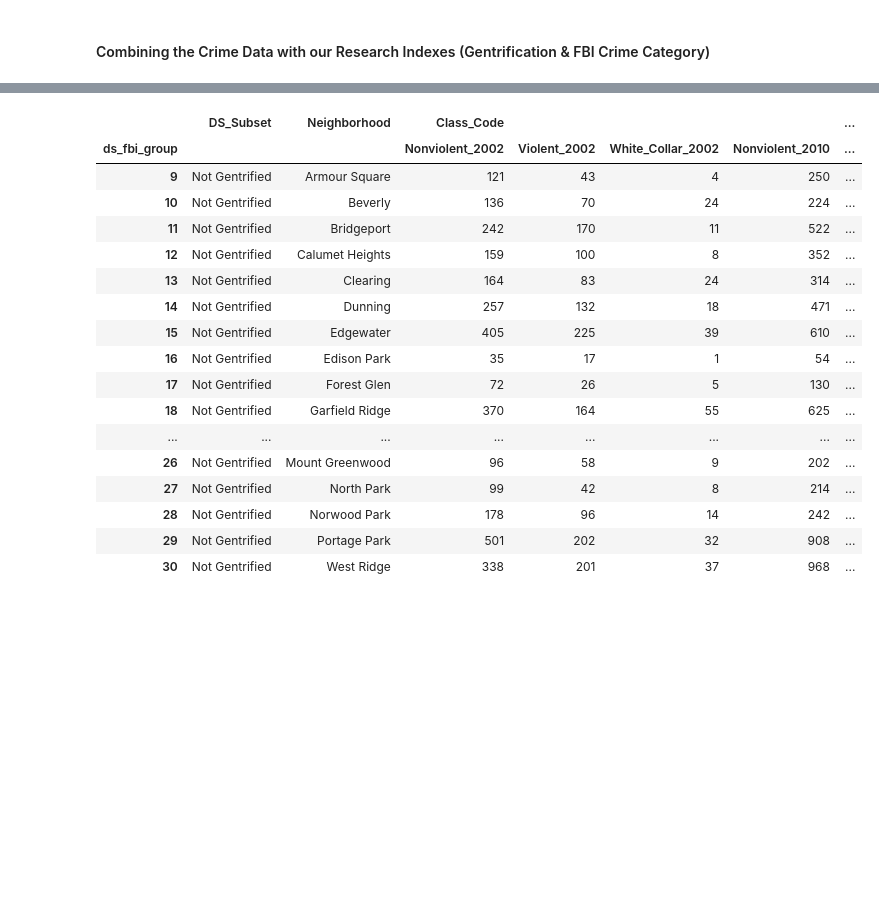
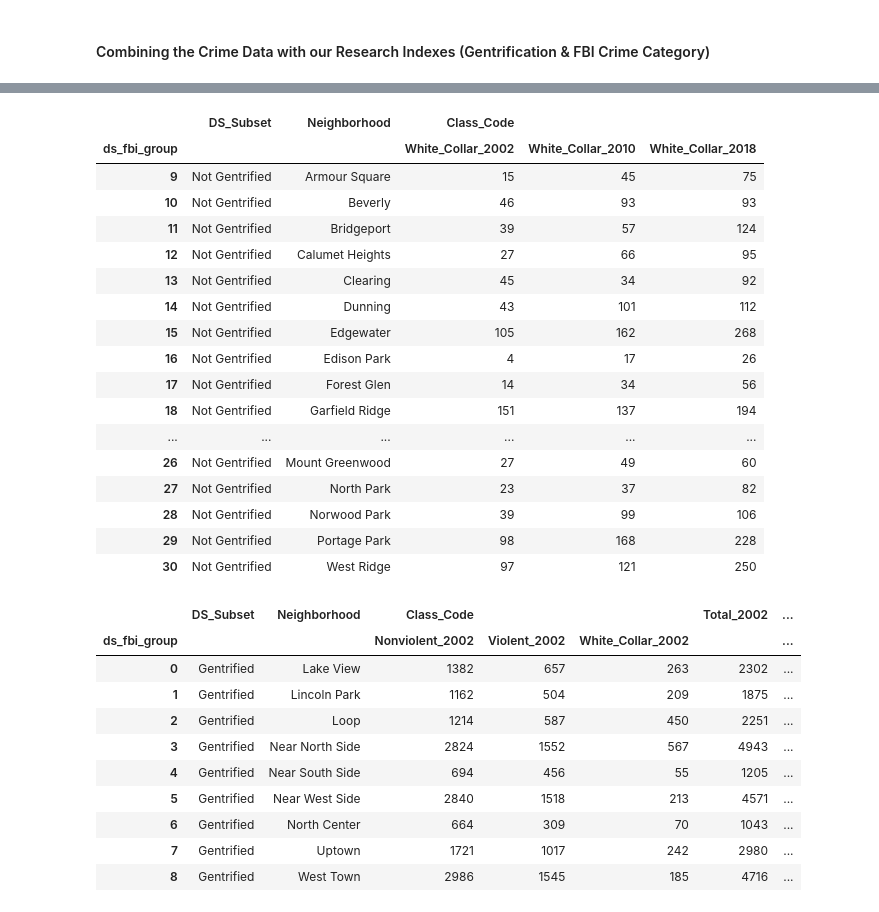
Before and after one commit to ajdeschenes/RuPaulsitory, a Jupyter notebook: crime/chicago_crime_api_json.ipynb, the cells around one changed output, grey strips where cells are left out. Drawn from its saved outputs; the diff is of its cells as text; code cells hidden in the pictures; blank space fills up the shorter version.

Commit message:
Results are sliced and diced, need pop data

```diff
--- a/crime/chicago_crime_api_json.ipynb
+++ b/crime/chicago_crime_api_json.ipynb
@@ -169,5 +170,5 @@ Count of FBI Crime Categories by Gentrification Pathway
 # %%
-midresults = client.get("6zsd-86xi", year=2010, limit=200000)
+midresults = client.get("6zsd-86xi", year=2010, limit=400000)
 midresults_df = pd.DataFrame.from_records(midresults) # Convert to pandas DataFrame # results_df.head()
 mid_results = midresults_df[['community_area','fbi_code','date','description','latitude','longitude','primary_type','year']]
 mid_results['community_area'] = pd.to_numeric(mid_results['community_area'], errors='coerce')
@@ -252,7 +253,8 @@ mid_neighbors_dropem
 print("Count of FBI Crime Categories by Gentrification Pathway")
 mid_neighbors_final = mid_neighbors_dropem.groupby(by=['DS_Subset','Neighborhood','ds_fbi_group']).sum().unstack('ds_fbi_group')
 mid_year_ngdata = mid_neighbors_final.reset_index()# .pivot(index='Neighborhood', columns='ds_fbi_group', values='Class_Code')
-mid_year_ngdata.to_csv('report_reference_data/mid_year_ngdata.csv')
+mid_year_ngdata['Total'] = mid_year_ngdata.sum(axis=1)
+mid_year_ngdata.to_csv('report_reference_data/close_year_ngdata.csv')
 mid_year_ngdata
 # %% [output]
 Count of FBI Crime Categories by Gentrification Pathway
@@ -277,5 +279,5 @@ Count of FBI Crime Categories by Gentrification Pathway
 # %%
-closeresults = client.get("6zsd-86xi", year=2018, limit=200000)
+closeresults = client.get("6zsd-86xi", year=2018, limit=400000)
 closeresults_df = pd.DataFrame.from_records(closeresults)                    # Convert to pandas DataFrame # results_df.head()
 close_results = closeresults_df[['community_area','fbi_code','date','description', 'latitude','longitude','primary_type','year']]
 close_results['community_area'] = pd.to_numeric(close_results['community_area'], errors='coerce')
@@ -338,7 +340,7 @@ close_neighbors_dropem.drop(columns=['Classification','community_area','fbi_code
 print("Count of FBI Crime Categories by Gentrification Pathway")
 close_neighbors_final = close_neighbors_dropem.groupby(by=['DS_Subset','Neighborhood','ds_fbi_group']).sum().unstack('ds_fbi_group')
 close_year_ngdata = close_neighbors_final.reset_index()# .pivot(index='Neighborhood', columns='ds_fbi_group', values='Class_Code')
+close_year_ngdata['Total'] = close_year_ngdata.sum(axis=1)
 close_year_ngdata.to_csv('report_reference_data/close_year_ngdata.csv')
-close_year_ngdata
 # %% [output]
 Count of FBI Crime Categories by Gentrification Pathway
@@ -363,22 +347,30 @@ Count of FBI Crime Categories by Gentrification Pathway
 # %%
-base_name = base_year_ngdata.rename(columns={"Nonviolent": "Nonviolent_2002", "Violent": "Violent_2002", "White Collar": "White_Collar_2002"})
+base_name = base_year_ngdata.rename(columns={"Nonviolent": "Nonviolent_2002", "Violent": "Violent_2002", "White Collar": "White_Collar_2002", "Total":"Total_2002"})
 
 midmerge = mid_year_ngdata.drop(columns=['DS_Subset'])
-mid_name = midmerge.rename(columns={"Nonviolent": "Nonviolent_2010", "Violent": "Violent_2010", "White Collar": "White_Collar_2010"})
+mid_name = midmerge.rename(columns={"Nonviolent": "Nonviolent_2010", "Violent": "Violent_2010", "White Collar": "White_Collar_2010","Total":"Total_2010"})
 
 closemerge = close_year_ngdata.drop(columns=['DS_Subset'])
-close_name = closemerge.rename(columns={"Nonviolent": "Nonviolent_2018", "Violent": "Violent_2018", "White Collar": "White_Collar_2018"})
+close_name = closemerge.rename(columns={"Nonviolent": "Nonviolent_2018", "Violent": "Violent_2018", "White Collar": "White_Collar_2018","Total":"Total_2018"})
 #display(base_name.head()) display(mid_name.head()) display(close_name.head())
 
 twoandten = base_name.merge(mid_name, how='left', on='Neighborhood')
 twotenandeighteen = twoandten.merge(close_name, how='left', on='Neighborhood')
-# twotenandeighteen = twotenandeighteen[['Nonviolent_2002','Nonviolent_2010','Nonviolent_2018', 'Violent_2002','Violent_2010','Violent_2018', 'White_Collar_2002','White_Collar_2010','White_Collar_2018']]
-twotenandeighteen.columns.droplevel(0)
-twotenandeighteen.to_csv('report_reference_data/crimeby_neighborhood_years_rcount.csv')
+twotenandeighteen.to_csv('report_reference_data/crimeby_neighborhood_years_count.csv')
 
 gentrified_crime = twotenandeighteen[twotenandeighteen['DS_Subset'] == 'Gentrified']
 not_gentrified_crime = twotenandeighteen[twotenandeighteen['DS_Subset'] == 'Not Gentrified']
 
+gentrified_nonviolent_yr = gentrified_crime.iloc[:,[0,1,2,6,10]]
+gentrified_violent_yr = gentrified_crime.iloc[:,[0,1,3,7,11]]
+gentrified_whitecollar_yr = gentrified_crime.iloc[:,[0,1,4,8,12]]
+
+not_gentrified_nonviolent_yr = not_gentrified_crime.iloc[:,[0,1,2,6,10]]
+not_gentrified_violent_yr = not_gentrified_crime.iloc[:,[0,1,3,7,11]]
+not_gentrified_whitecollar_yr = not_gentrified_crime.iloc[:,[0,1,4,8,12]]
+
+display(gentrified_whitecollar_yr)
+display(not_gentrified_whitecollar_yr)
 display(gentrified_crime)
 display(not_gentrified_crime)
 # %% [output]
@@ -396,18 +388,29 @@ display(not_gentrified_crime)
-|  | DS_Subset | Neighborhood | Class_Code |  |  |  | ... |
-| ds_fbi_group |  |  | Nonviolent_2002 | Violent_2002 | White_Collar_2002 | Nonviolent_2010 | ... |
-| 9 | Not Gentrified | Armour Square | 121 | 43 | 4 | 250 | ... |
-| 10 | Not Gentrified | Beverly | 136 | 70 | 24 | 224 | ... |
-| 11 | Not Gentrified | Bridgeport | 242 | 170 | 11 | 522 | ... |
-| 12 | Not Gentrified | Calumet Heights | 159 | 100 | 8 | 352 | ... |
-| 13 | Not Gentrified | Clearing | 164 | 83 | 24 | 314 | ... |
-| 14 | Not Gentrified | Dunning | 257 | 132 | 18 | 471 | ... |
-| 15 | Not Gentrified | Edgewater | 405 | 225 | 39 | 610 | ... |
-| 16 | Not Gentrified | Edison Park | 35 | 17 | 1 | 54 | ... |
-| 17 | Not Gentrified | Forest Glen | 72 | 26 | 5 | 130 | ... |
-| 18 | Not Gentrified | Garfield Ridge | 370 | 164 | 55 | 625 | ... |
-| ... | ... | ... | ... | ... | ... | ... | ... |
-| 26 | Not Gentrified | Mount Greenwood | 96 | 58 | 9 | 202 | ... |
-| 27 | Not Gentrified | North Park | 99 | 42 | 8 | 214 | ... |
-| 28 | Not Gentrified | Norwood Park | 178 | 96 | 14 | 242 | ... |
-| 29 | Not Gentrified | Portage Park | 501 | 202 | 32 | 908 | ... |
-| 30 | Not Gentrified | West Ridge | 338 | 201 | 37 | 968 | ... |
+|  | DS_Subset | Neighborhood | Class_Code |  |  |
+| ds_fbi_group |  |  | White_Collar_2002 | White_Collar_2010 | White_Collar_2018 |
+| 9 | Not Gentrified | Armour Square | 15 | 45 | 75 |
+| 10 | Not Gentrified | Beverly | 46 | 93 | 93 |
+| 11 | Not Gentrified | Bridgeport | 39 | 57 | 124 |
+| 12 | Not Gentrified | Calumet Heights | 27 | 66 | 95 |
+| 13 | Not Gentrified | Clearing | 45 | 34 | 92 |
+| 14 | Not Gentrified | Dunning | 43 | 101 | 112 |
+| 15 | Not Gentrified | Edgewater | 105 | 162 | 268 |
+| 16 | Not Gentrified | Edison Park | 4 | 17 | 26 |
+| 17 | Not Gentrified | Forest Glen | 14 | 34 | 56 |
+| 18 | Not Gentrified | Garfield Ridge | 151 | 137 | 194 |
+| ... | ... | ... | ... | ... | ... |
+| 26 | Not Gentrified | Mount Greenwood | 27 | 49 | 60 |
+| 27 | Not Gentrified | North Park | 23 | 37 | 82 |
+| 28 | Not Gentrified | Norwood Park | 39 | 99 | 106 |
+| 29 | Not Gentrified | Portage Park | 98 | 168 | 228 |
+| 30 | Not Gentrified | West Ridge | 97 | 121 | 250 |
+|  | DS_Subset | Neighborhood | Class_Code |  |  | Total_2002 | ... |
+| ds_fbi_group |  |  | Nonviolent_2002 | Violent_2002 | White_Collar_2002 |  | ... |
+| 0 | Gentrified | Lake View | 1382 | 657 | 263 | 2302 | ... |
+| 1 | Gentrified | Lincoln Park | 1162 | 504 | 209 | 1875 | ... |
+| 2 | Gentrified | Loop | 1214 | 587 | 450 | 2251 | ... |
+| 3 | Gentrified | Near North Side | 2824 | 1552 | 567 | 4943 | ... |
+| 4 | Gentrified | Near South Side | 694 | 456 | 55 | 1205 | ... |
+| 5 | Gentrified | Near West Side | 2840 | 1518 | 213 | 4571 | ... |
+| 6 | Gentrified | North Center | 664 | 309 | 70 | 1043 | ... |
+| 7 | Gentrified | Uptown | 1721 | 1017 | 242 | 2980 | ... |
+| 8 | Gentrified | West Town | 2986 | 1545 | 185 | 4716 | ... |
```
Also changed, not shown: parts of 11 cells of this notebook, 10 other files.
